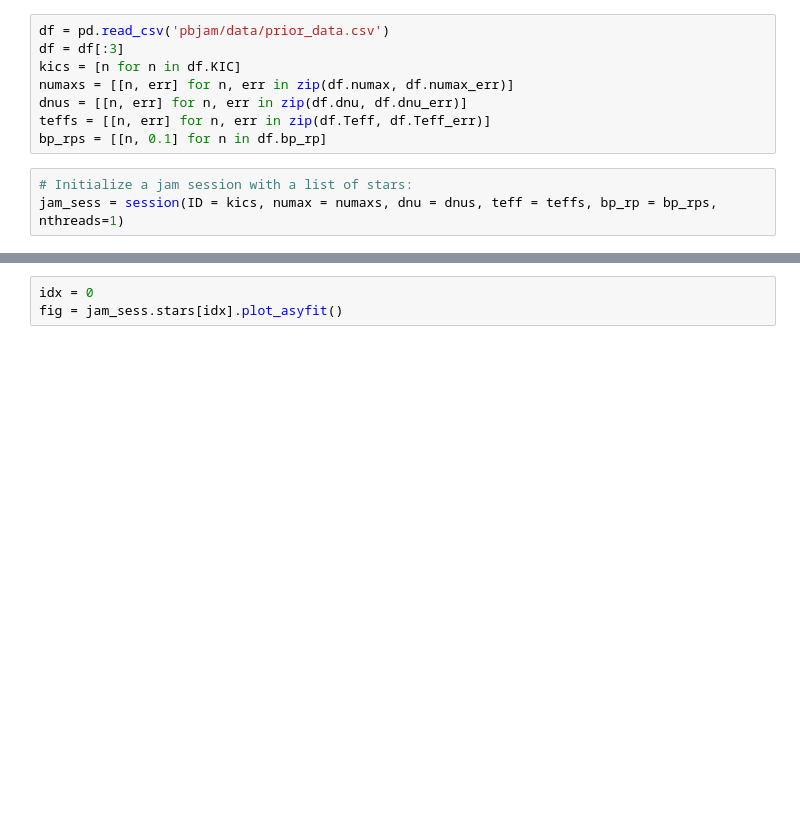
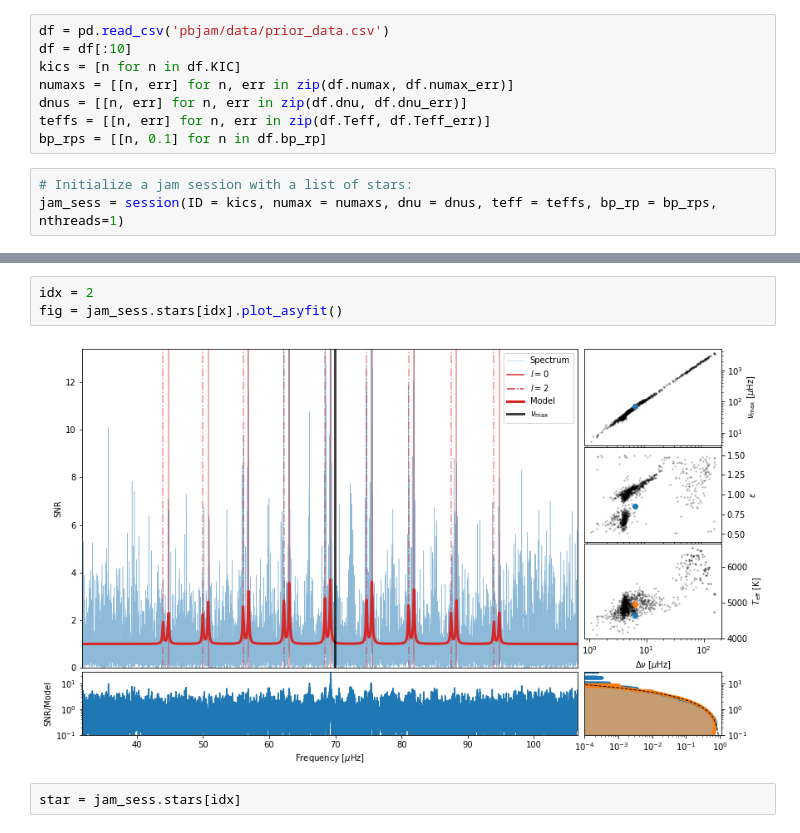
Before and after one commit to grd349/PBjam, a Jupyter notebook: Example10.ipynb, the cells around one changed output, grey strips where cells are left out. Saved outputs shown, nothing was run; the diff lists cells and outputs as text; blank space fills up the shorter version.

```diff
--- a/Example10.ipynb
+++ b/Example10.ipynb
@@ -9,7 +9,7 @@ import pandas as pd
 from tqdm import tqdm
 # %%
 df = pd.read_csv('pbjam/data/prior_data.csv')
-df = df[:3]
+df = df[:10]
 kics = [n for n in df.KIC]
 numaxs = [[n, err] for n, err in zip(df.numax, df.numax_err)]
 dnus = [[n, err] for n, err in zip(df.dnu, df.dnu_err)]
@@ -28,3 +50,7 @@ AttributeError: 'mcmc' object has no attribute 'flatchains'
 # %%
-idx = 0
+idx = 2
 fig = jam_sess.stars[idx].plot_asyfit()
+# %% [output]
+[figure, added]
+# %%
+star = jam_sess.stars[idx]
```
Also changed, not shown: parts of 4 cells of this notebook, 2 other files.
